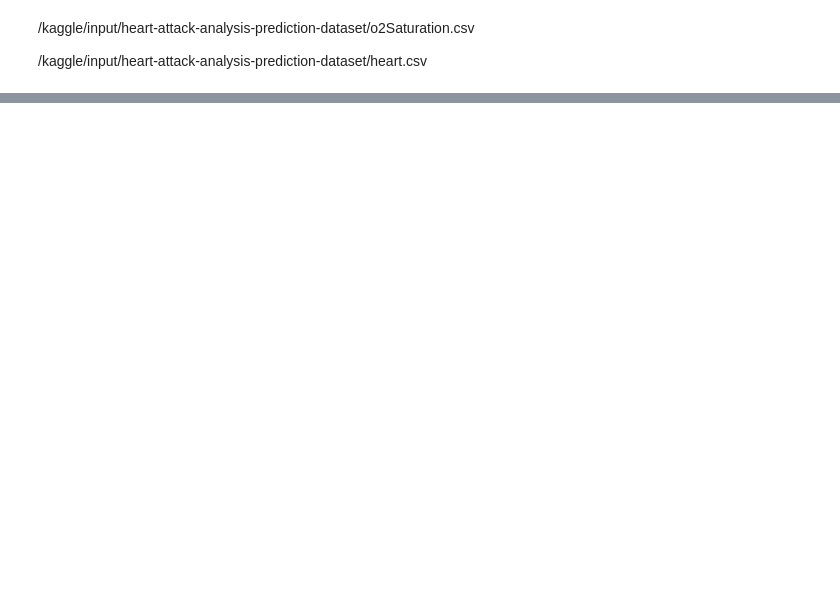
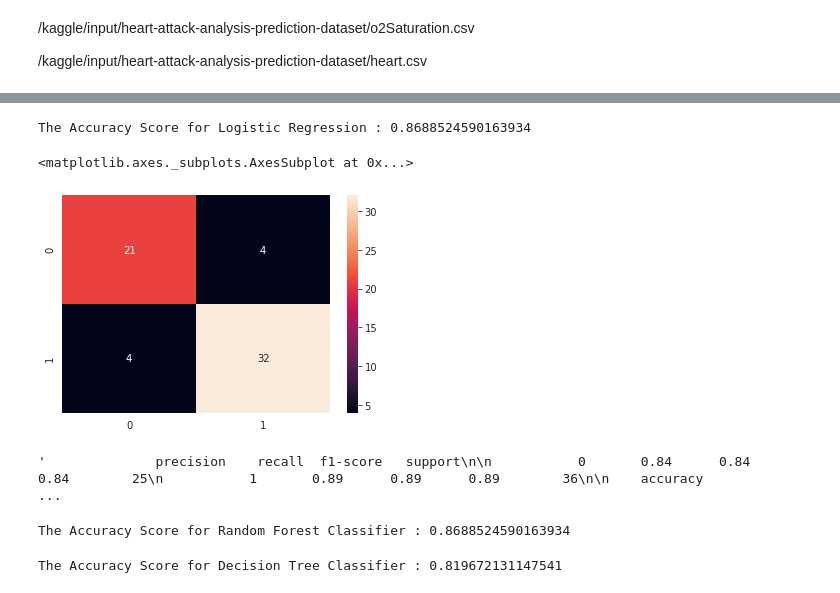
Before and after one commit to nrarifahmed/eda, a Jupyter notebook: Heart_Attack_Data.ipynb, the cells around one changed output, grey strips where cells are left out. Saved outputs shown, nothing was run; the diff lists cells and outputs as text; code cells hidden in the pictures; blank space fills up the shorter version.

```diff
--- a/Heart_Attack_Data.ipynb
+++ b/Heart_Attack_Data.ipynb
@@ -197,0 +153,6 @@ ax.show()
+# %%
+#Using log transformation to do Normal Distribution
+df["age"]= np.log(df.age)
+df["trtbps"]= np.log(df.trtbps)
+df["chol"]= np.log(df.chol)
+df["thalachh"]= np.log(df.thalachh)
@@ -197,0 +191,45 @@ ax.show()
+# %%
+#train test split
+label= df["output"]
+train= df.drop("output",axis= 1)
+# %%
+x_train,x_test,y_train,y_test= train_test_split(train,label,test_size= 0.2,random_state= 4)
+# %%
+### Logistic Regression
+lr= LogisticRegression()
+lr.fit(x_train,y_train)
+lrpred= lr.predict(x_test)
+acc_LR = accuracy_score(y_test,lrpred)
+print('The Accuracy Score for Logistic Regression :', acc_LR)
+# %% [output]
+The Accuracy Score for Logistic Regression : 0.8688524590163934
+# %%
+#confusion matrix
+cm= confusion_matrix(y_test,lrpred)
+sns.heatmap(cm,annot= True)
+# %% [output]
+<matplotlib.axes._subplots.AxesSubplot at 0x...>
+[figure, added]
+# %%
+#classification report
+classification_report(y_test,lrpred)
+# %% [output]
+'              precision    recall  f1-score   support\n\n           0       0.84      0.84      0.84        25\n           1       0.89      0.89      0.89        36\n\n    accuracy                   ...
+# %%
+## **RANDOM FOREST CLASSIFIER
+rf= RandomForestClassifier()
+rf.fit(x_train,y_train)
+rfpred= rf.predict(x_test)
+acc_RF = accuracy_score(y_test,rfpred)
+print('The Accuracy Score for Random Forest Classifier :', acc_RF)
+# %% [output]
+The Accuracy Score for Random Forest Classifier : 0.8688524590163934
+# %%
+### Decision Tree Classifier
+dc= DecisionTreeClassifier()
+dc.fit(x_train,y_train)
+preddc= dc.predict(x_test)
+acc_DT = accuracy_score(y_test,preddc)
+print('The Accuracy Score for Decision Tree Classifier :', acc_DT)
+# %% [output]
+The Accuracy Score for Decision Tree Classifier : 0.819672131147541
```
Also changed, not shown: parts of 32 cells of this notebook.
